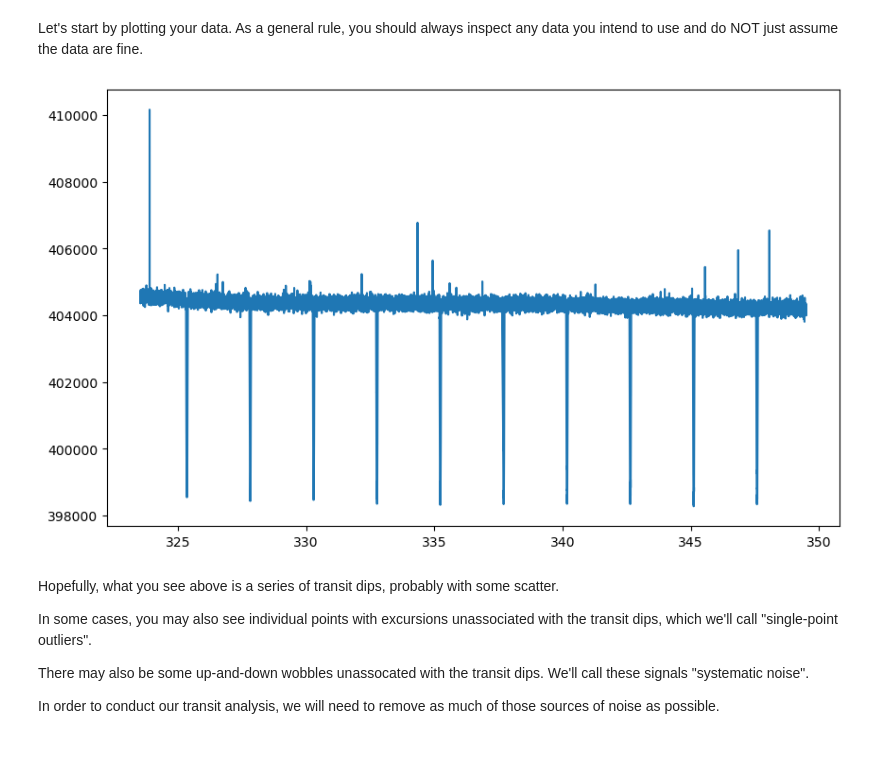
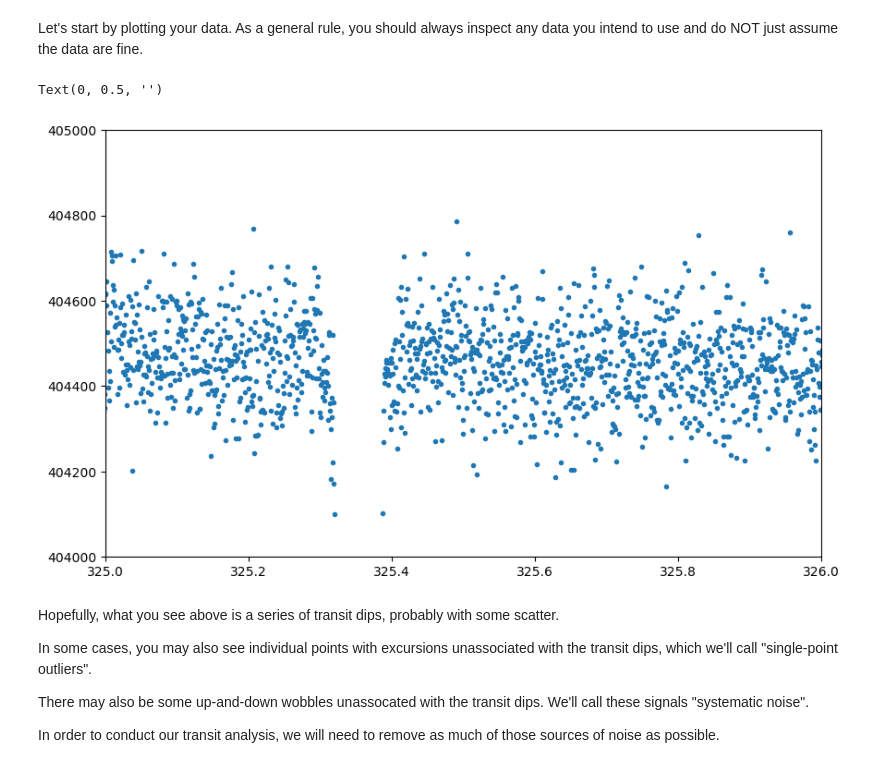
Before and after one commit to decaelus/PHYS305_Spring2025, a Jupyter notebook: Observing_Project/Observing Project Notebook.ipynb, the cells around one changed output. Saved outputs shown, nothing was run; the diff lists cells and outputs as text; code cells hidden in the pictures.

```diff
--- a/Observing_Project/Observing Project Notebook.ipynb
+++ b/Observing_Project/Observing Project Notebook.ipynb
@@ -69,28 +69,34 @@ Let's start by plotting your data. As a general rule, you should always inspect
 # %%
 # Give your planet name - be sure to spell everything exactly right. Otherwise, the package won't find the data.
 planet_name = "Kepler-1"
 
 orbital_period = 2.47063 # https://en.wikipedia.org/wiki/TrES-2b
 # orbital_period = 3.0927616 # https://en.wikipedia.org/wiki/WASP-10b
 # orbital_period = 1.482247063 # https://en.wikipedia.org/wiki/GSC_03949-00967
 # orbital_period = 3.94150685 # https://en.wikipedia.org/wiki/XO-1b
 
-time, flux = get_planet_lightcurve(planet_name)
+# time, flux = get_planet_lightcurve(planet_name)
 
 fig = plt.figure(figsize=(10, 6))
 ax = fig.add_subplot(111)
-ax.plot(time, flux)
+# ax.plot(time, flux)
+ax.scatter(time, flux, marker='.')
+
+ax.set_xlim([325, 326])
+# ax.set_ylim([398000, 405000])
+ax.set_ylim([404000, 405000])
 
 x_label_text = "" # Label your x-axis
 y_label_text = "" # Label your y-axis
 ax.set_xlabel(x_label_text)
 ax.set_ylabel(y_label_text)
 
 # Save your figure - use another name that describes the data plotted
-figure_name = "figure.png"
-fig.savefig(figure_name, dpi=300, bbox_inches="tight")
+# figure_name = "Kepler-1_Really-Zoomed-In.png"
+# fig.savefig(figure_name, dpi=300, bbox_inches="tight")
 # %% [output]
+Text(0, 0.5, '')
-[figure, old version]
+[figure, new version]
 # %% [markdown]
 Hopefully, what you see above is a series of transit dips, probably with some scatter.
 
```
Also changed, not shown: 6 other files.
